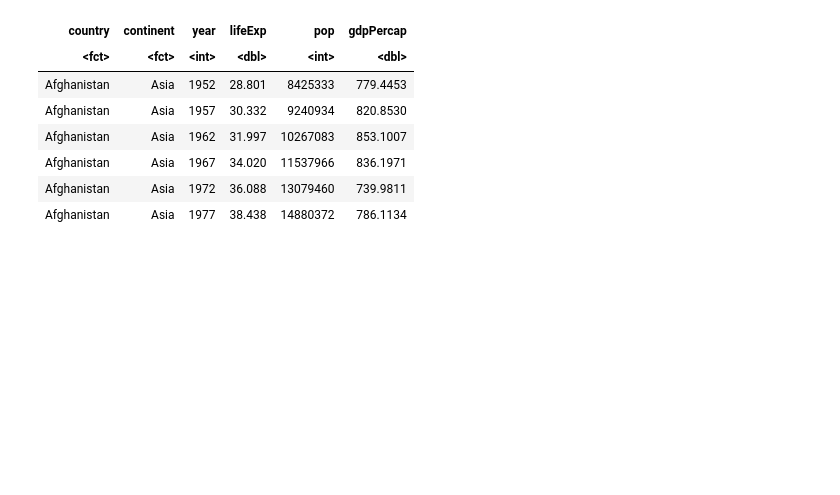
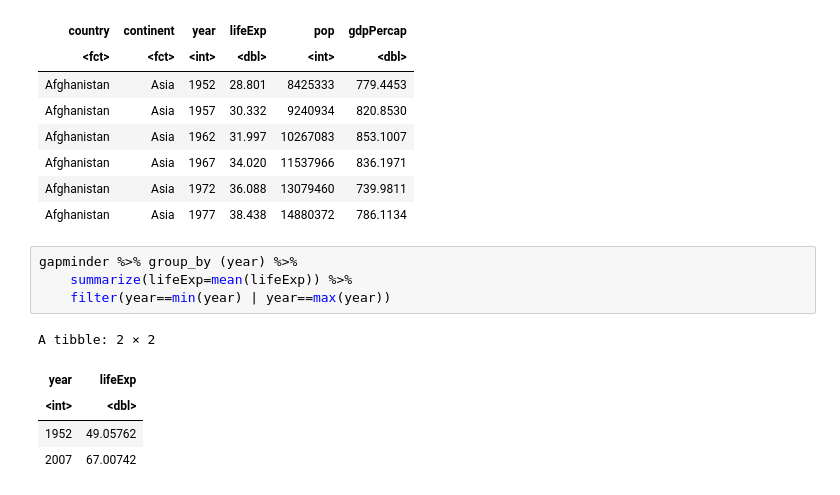
Before and after one commit to psych750/psych750.github.io, a Jupyter notebook: _sources/notebooks/activity_merge_sac.ipynb, the cells around one changed output. Drawn from its saved outputs; the diff is of its cells as text; blank space fills up the shorter version.

```diff
--- a/_sources/notebooks/activity_merge_sac.ipynb
+++ b/_sources/notebooks/activity_merge_sac.ipynb
@@ -216,3 +216,13 @@ A tibble: 6 × 6
 | Afghanistan | Asia | 1967 | 34.020 | 11537966 | 836.1971 |
 | Afghanistan | Asia | 1972 | 36.088 | 13079460 | 739.9811 |
 | Afghanistan | Asia | 1977 | 38.438 | 14880372 | 786.1134 |
+# %%
+gapminder %>% group_by (year) %>%
+    summarize(lifeExp=mean(lifeExp)) %>%
+    filter(year==min(year) | year==max(year))
+# %% [output]
+A tibble: 2 × 2
+| year | lifeExp |
+| <int> | <dbl> |
+| 1952 | 49.05762 |
+| 2007 | 67.00742 |
```
Also changed, not shown: parts of 8 cells of this notebook, 2 other files.
